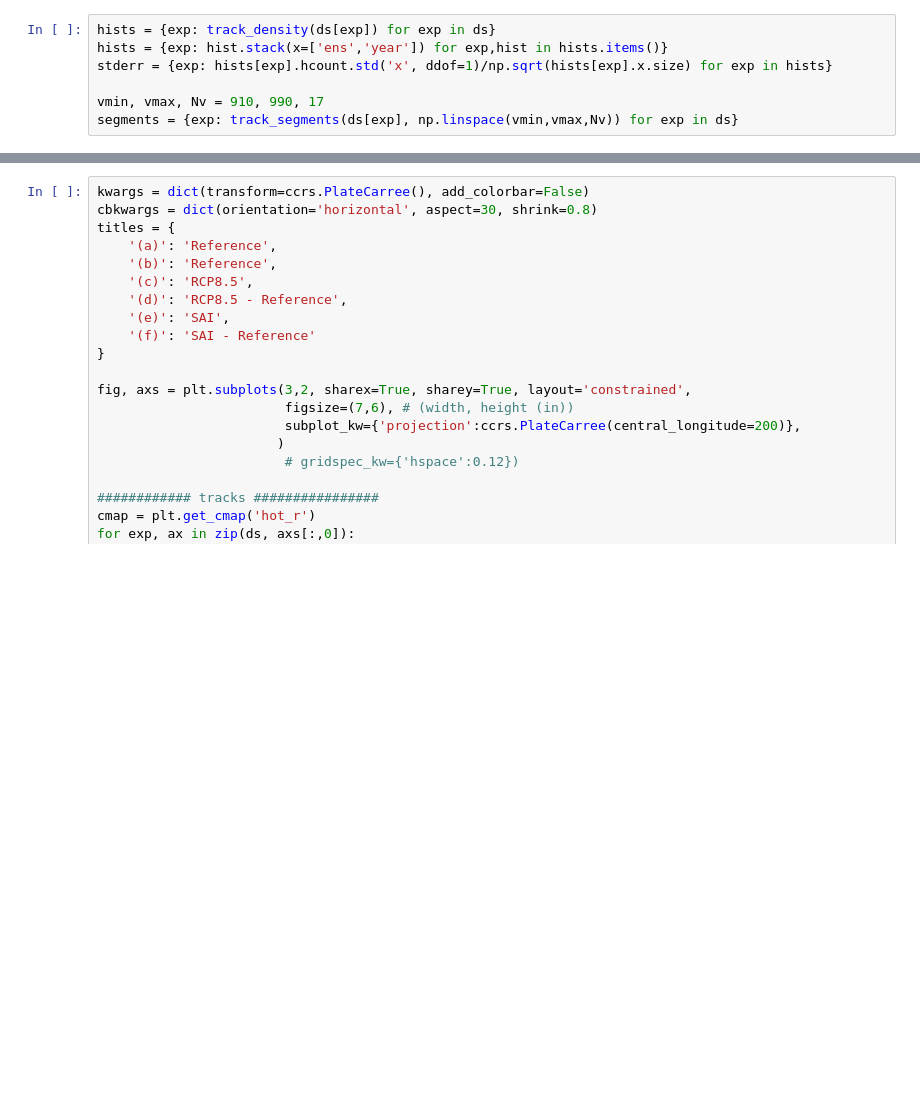
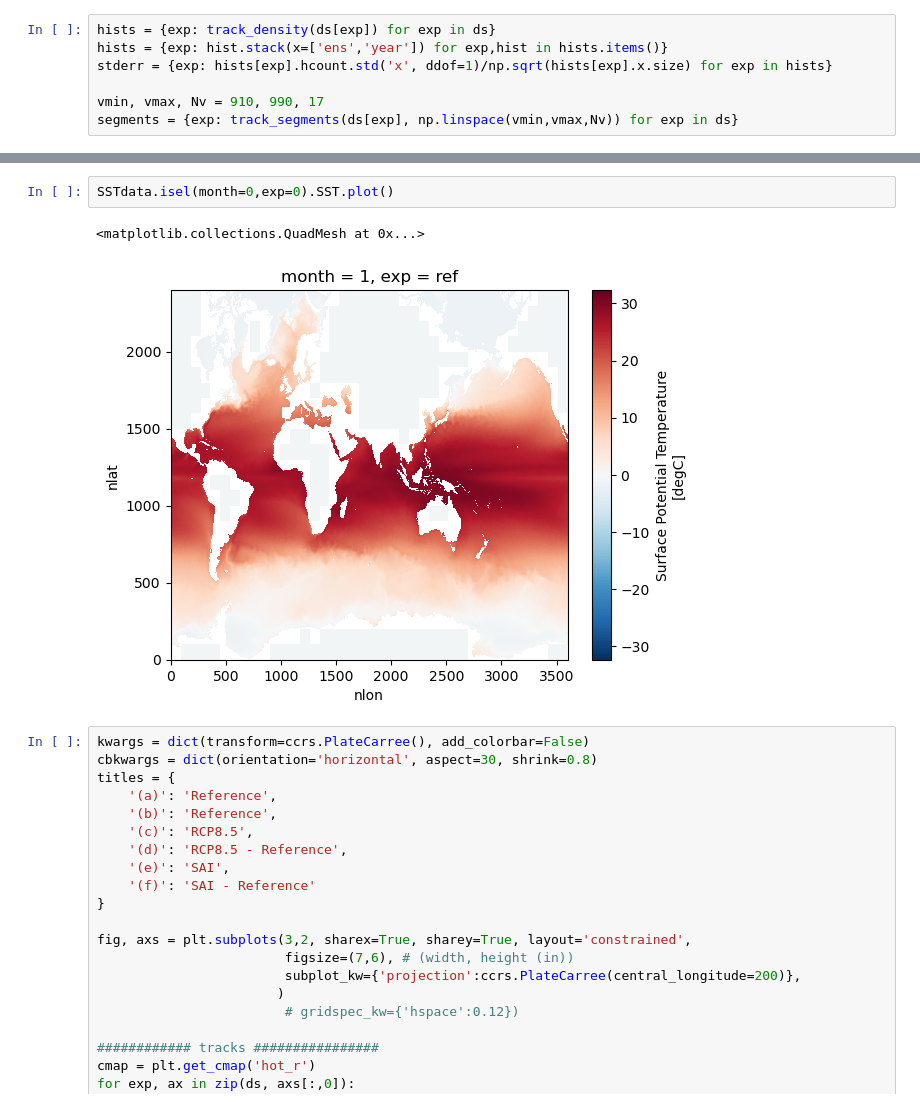
Before and after one commit to JdeJong96/TCs-under-SAI, a Jupyter notebook: analysis/notebooks/paper.ipynb, the cells around one changed output, grey strips where cells are left out. Drawn from its saved outputs; the diff is of its cells as text; blank space fills up the shorter version.

```diff
--- a/analysis/notebooks/paper.ipynb
+++ b/analysis/notebooks/paper.ipynb
@@ -624,3 +644,8 @@ segments = {exp: track_segments(ds[exp], np.linspace(vmin,vmax,Nv)) for exp in d
+# %%
+SSTdata.isel(month=0,exp=0).SST.plot()
+# %% [output]
+<matplotlib.collections.QuadMesh at 0x...>
+[figure, added]
 # %%
 kwargs = dict(transform=ccrs.PlateCarree(), add_colorbar=False)
 cbkwargs = dict(orientation='horizontal', aspect=30, shrink=0.8)
```
Also changed, not shown: parts of 4 cells of this notebook.
